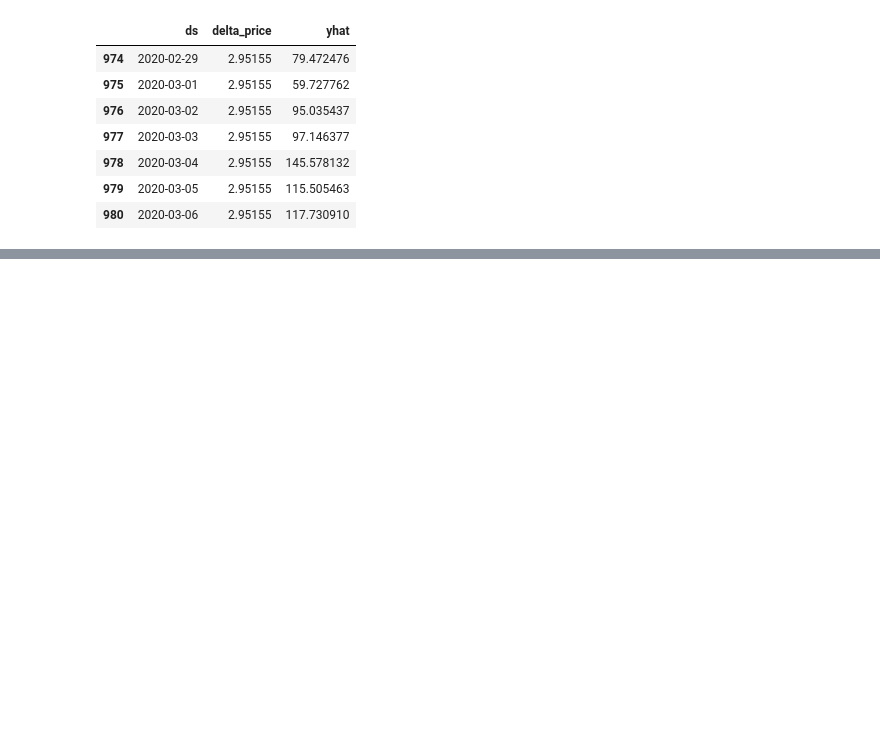
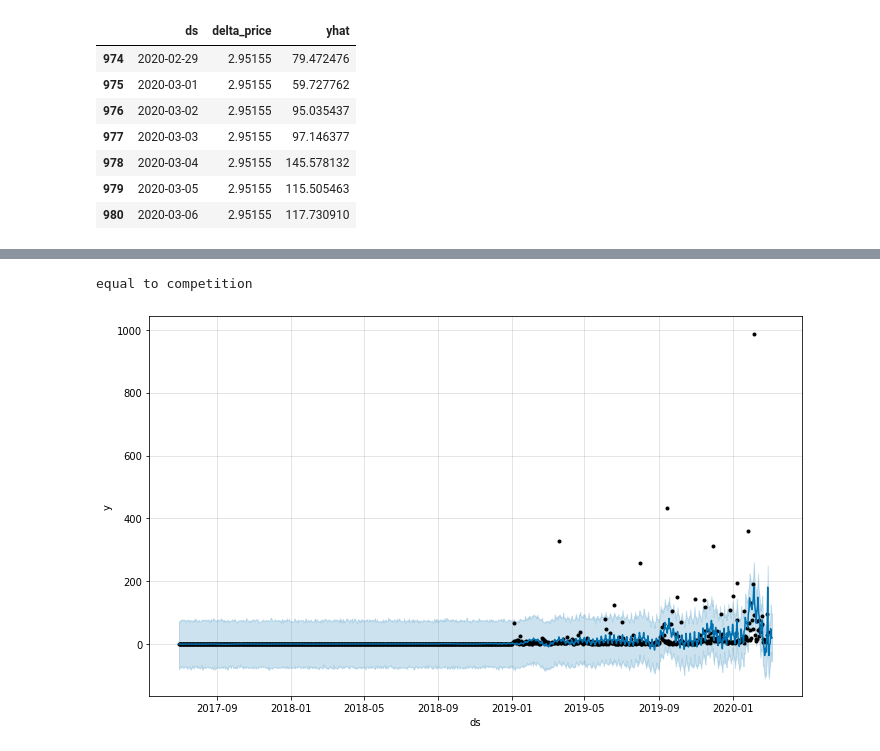
Before and after one commit to ds4a-team4/dynamic-pricing, a Jupyter notebook: models/bottom-up.ipynb, the cells around one changed output, grey strips where cells are left out. Saved outputs shown, nothing was run; the diff lists cells and outputs as text; code cells hidden in the pictures; blank space fills up the shorter version.

```diff
--- a/models/bottom-up.ipynb
+++ b/models/bottom-up.ipynb
@@ -214,0 +327,7 @@ fcst.tail(7)[['ds','delta_price','yhat']]
+# %%
+print('equal to competition')
+m.plot(fcst)
+plt.show()
+# %% [output]
+equal to competition
+[figure, added]
```
Also changed, not shown: parts of 9 cells of this notebook.
